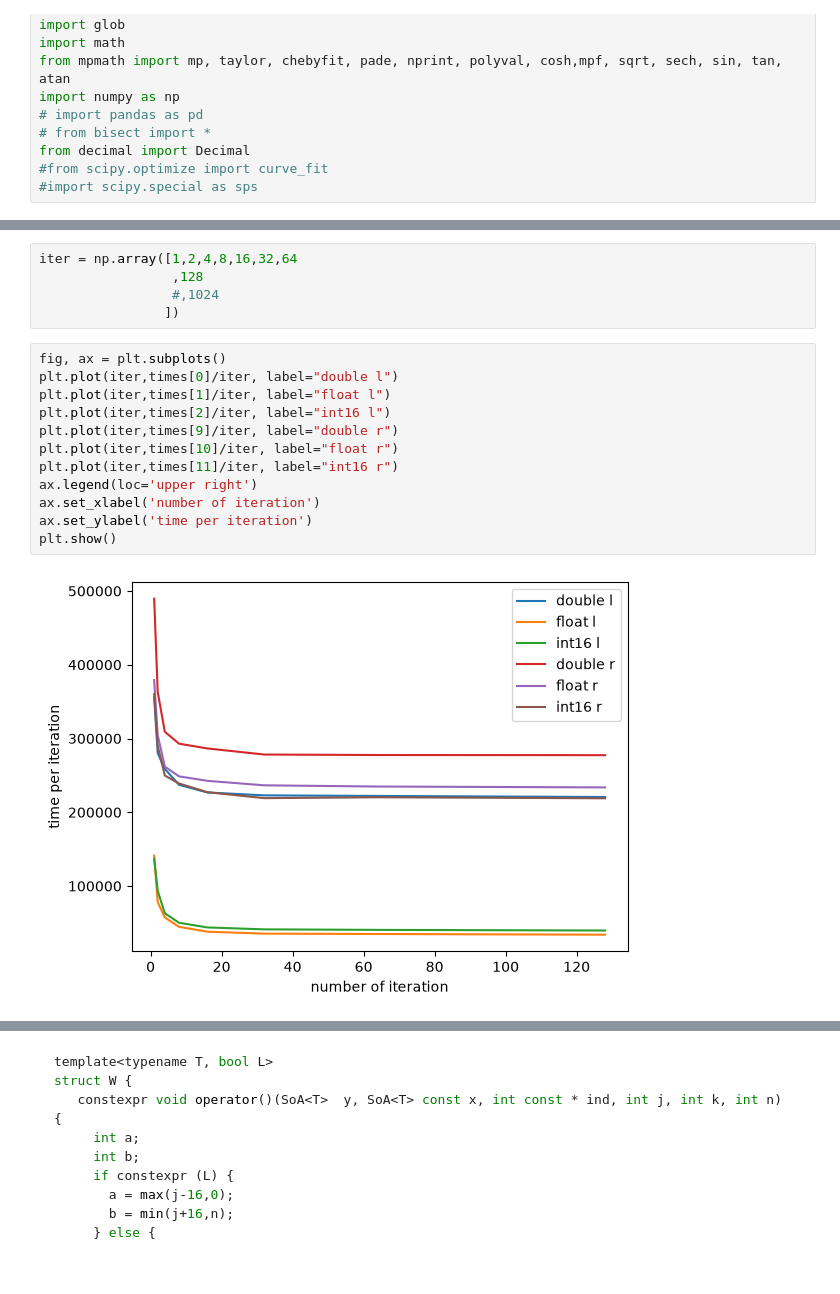
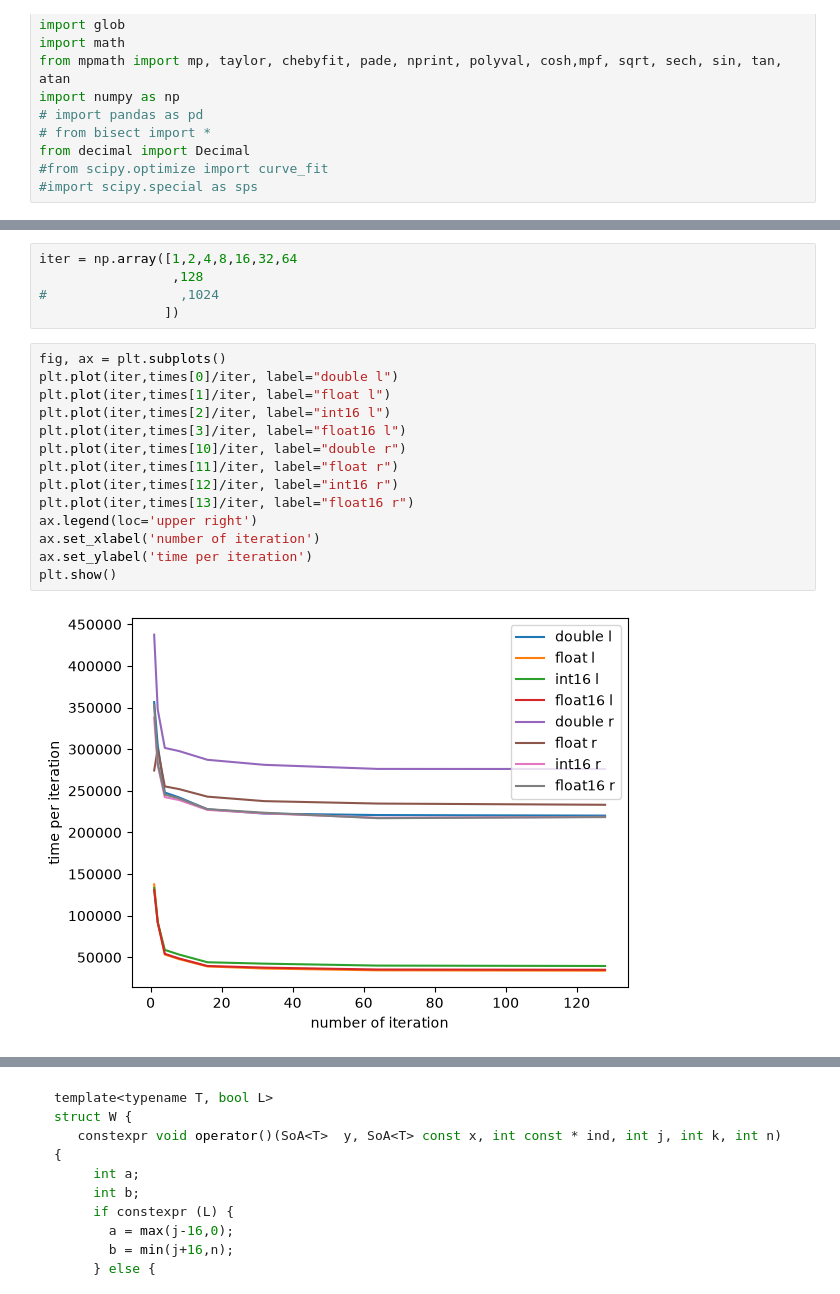
Before and after one commit to VinInn/pyTools, a Jupyter notebook: rooflineT4.ipynb, the cells around one changed output, grey strips where cells are left out. Saved outputs shown, nothing was run; the diff lists cells and outputs as text.

```diff
--- a/rooflineT4.ipynb
+++ b/rooflineT4.ipynb
@@ -108,22 +124,24 @@ ctimes = ctimes.transpose()
 # %%
 iter = np.array([1,2,4,8,16,32,64
                  ,128
-                 #,1024
+#                 ,1024
                 ])
 # %%
 fig, ax = plt.subplots()
 plt.plot(iter,times[0]/iter, label="double l")
 plt.plot(iter,times[1]/iter, label="float l")
 plt.plot(iter,times[2]/iter, label="int16 l")
-plt.plot(iter,times[9]/iter, label="double r")
-plt.plot(iter,times[10]/iter, label="float r")
-plt.plot(iter,times[11]/iter, label="int16 r")
+plt.plot(iter,times[3]/iter, label="float16 l")
+plt.plot(iter,times[10]/iter, label="double r")
+plt.plot(iter,times[11]/iter, label="float r")
+plt.plot(iter,times[12]/iter, label="int16 r")
+plt.plot(iter,times[13]/iter, label="float16 r")
 ax.legend(loc='upper right')
 ax.set_xlabel('number of iteration')
 ax.set_ylabel('time per iteration')
 plt.show()
 # %% [output]
-[figure, old version]
+[figure, new version]
 # %%
 fig, ax = plt.subplots()
 plt.plot(iter,iter/times[0], label="double l")
```
Also changed, not shown: parts of 15 cells of this notebook.
